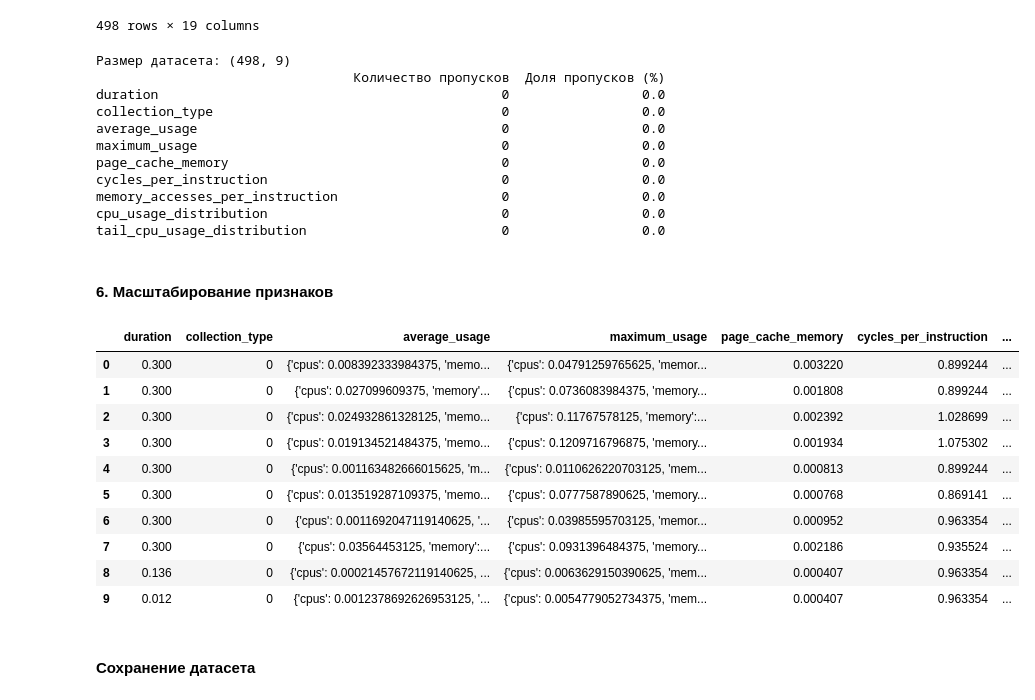
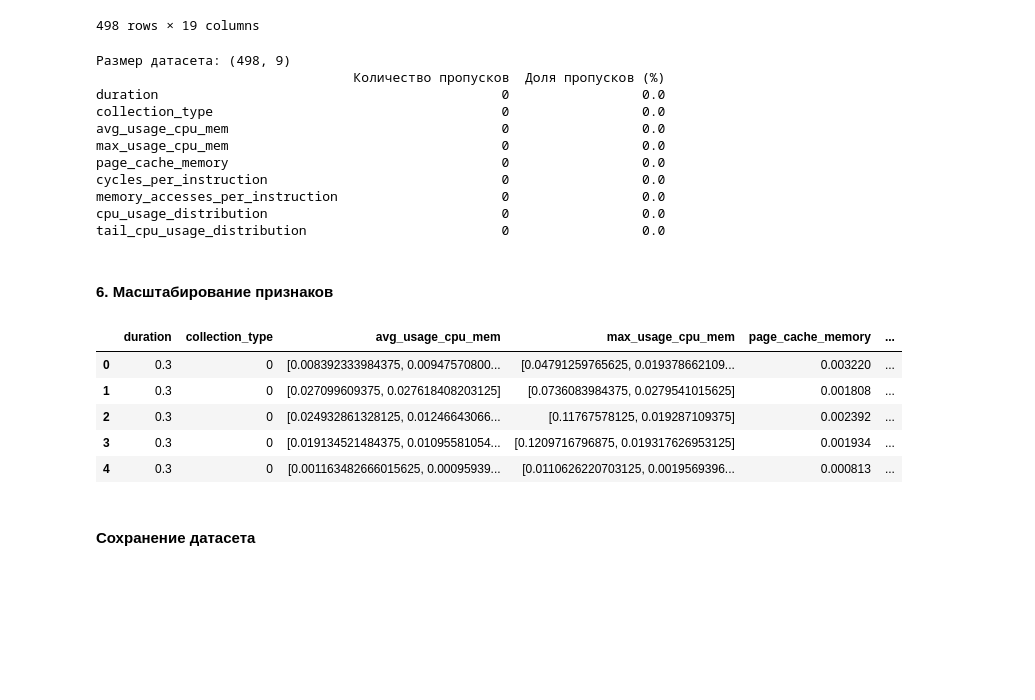
Before and after one commit to Ainur-Makhmutov/MAD-LABs, a Jupyter notebook: 1_laba.ipynb, the cells around one changed output. Drawn from its saved outputs; the diff is of its cells as text; code cells hidden in the pictures; blank space fills up the shorter version.

```diff
--- a/1_laba.ipynb
+++ b/1_laba.ipynb
@@ -164,6 +162,35 @@ df_clean = df_clean.drop(cols_to_drop, axis=1, errors='ignore')
 columns_order = ['duration'] + [col for col in df_clean.columns if col != 'duration']
 
 df_clean = df[columns_order]
+# %%
+# Функция для парсинга словаря и создания массива
+def parse_to_array(usage_str):
+    try:
+        usage_dict = ast.literal_eval(usage_str)
+        # Создаем массив [cpus, memory]
+        return np.array([usage_dict.get('cpus', 0), usage_dict.get('memory', 0)])
+    except:
+        return np.array([0, 0])
+
+# Преобразуем столбцы в массивы
+df_clean['avg_usage_cpu_mem'] = df['average_usage'].apply(parse_to_array)
+df_clean['max_usage_cpu_mem'] = df['maximum_usage'].apply(parse_to_array)
+
+# переупорядочиваю столбцы
+cols = []
+for col in df_clean.columns:
+    cols.append(col)
+    if col == 'average_usage':
+        cols.append('avg_usage_cpu_mem')
+    if col == 'maximum_usage':
+        cols.append('max_usage_cpu_mem')
+
+cols = list(dict.fromkeys(cols))  # сохраняет порядок, убирая дубликаты
+
+df_clean = df_clean[cols]
+
+# Удаляем исходные столбцы (опционально)
+df_clean = df_clean.drop(['average_usage', 'maximum_usage'], axis=1)
 # %%
 # размер датасета и наличие пропусков
 print("\nРазмер датасета:", df_clean.shape)
@@ -177,8 +204,8 @@ print(missing_df)
                                  Количество пропусков  Доля пропусков (%)
 duration                                            0                 0.0
 collection_type                                     0                 0.0
-average_usage                                       0                 0.0
-maximum_usage                                       0                 0.0
+avg_usage_cpu_mem                                   0                 0.0
+max_usage_cpu_mem                                   0                 0.0
 page_cache_memory                                   0                 0.0
 cycles_per_instruction                              0                 0.0
 memory_accesses_per_instruction                     0                 0.0
@@ -194,32 +221,27 @@ scaler_minmax = MinMaxScaler()
 df_clean['memory_accesses_per_instruction_std'] = scaler_standard.fit_transform(df_clean[['memory_accesses_per_instruction']])
 df_clean['cycles_per_instruction_norm'] = scaler_minmax.fit_transform(df_clean[['cycles_per_instruction']])
 # %%
-# Затем переупорядочиваем столбцы
+# переупорядочиваю столбцы
 cols = []
 for col in df_clean.columns:
     cols.append(col)
     if col == 'memory_accesses_per_instruction':
         cols.append('memory_accesses_per_instruction_std')
     if col == 'cycles_per_instruction':
         cols.append('cycles_per_instruction_norm')
 
-# Убираем дубликат (если новый столбец уже был добавлен в конец)
 cols = list(dict.fromkeys(cols))  # сохраняет порядок, убирая дубликаты
 
 df_clean = df_clean[cols]
-df_clean.head(10)
+
+df_clean.head(5)
 # %% [output]
-|  | duration | collection_type | average_usage | maximum_usage | page_cache_memory | cycles_per_instruction | ... |
-| 0 | 0.300 | 0 | {'cpus': 0.008392333984375, 'memo... | {'cpus': 0.04791259765625, 'memor... | 0.003220 | 0.899244 | ... |
-| 1 | 0.300 | 0 | {'cpus': 0.027099609375, 'memory'... | {'cpus': 0.0736083984375, 'memory... | 0.001808 | 0.899244 | ... |
-| 2 | 0.300 | 0 | {'cpus': 0.024932861328125, 'memo... | {'cpus': 0.11767578125, 'memory':... | 0.002392 | 1.028699 | ... |
-| 3 | 0.300 | 0 | {'cpus': 0.019134521484375, 'memo... | {'cpus': 0.1209716796875, 'memory... | 0.001934 | 1.075302 | ... |
-| 4 | 0.300 | 0 | {'cpus': 0.001163482666015625, 'm... | {'cpus': 0.0110626220703125, 'mem... | 0.000813 | 0.899244 | ... |
-| 5 | 0.300 | 0 | {'cpus': 0.013519287109375, 'memo... | {'cpus': 0.0777587890625, 'memory... | 0.000768 | 0.869141 | ... |
-| 6 | 0.300 | 0 | {'cpus': 0.0011692047119140625, '... | {'cpus': 0.03985595703125, 'memor... | 0.000952 | 0.963354 | ... |
-| 7 | 0.300 | 0 | {'cpus': 0.03564453125, 'memory':... | {'cpus': 0.0931396484375, 'memory... | 0.002186 | 0.935524 | ... |
-| 8 | 0.136 | 0 | {'cpus': 0.00021457672119140625, ... | {'cpus': 0.0063629150390625, 'mem... | 0.000407 | 0.963354 | ... |
-| 9 | 0.012 | 0 | {'cpus': 0.0012378692626953125, '... | {'cpus': 0.0054779052734375, 'mem... | 0.000407 | 0.963354 | ... |
+|  | duration | collection_type | avg_usage_cpu_mem | max_usage_cpu_mem | page_cache_memory | ... |
+| 0 | 0.3 | 0 | [0.008392333984375, 0.00947570800... | [0.04791259765625, 0.019378662109... | 0.003220 | ... |
+| 1 | 0.3 | 0 | [0.027099609375, 0.027618408203125] | [0.0736083984375, 0.0279541015625] | 0.001808 | ... |
+| 2 | 0.3 | 0 | [0.024932861328125, 0.01246643066... | [0.11767578125, 0.019287109375] | 0.002392 | ... |
+| 3 | 0.3 | 0 | [0.019134521484375, 0.01095581054... | [0.1209716796875, 0.019317626953125] | 0.001934 | ... |
+| 4 | 0.3 | 0 | [0.001163482666015625, 0.00095939... | [0.0110626220703125, 0.0019569396... | 0.000813 | ... |
 # %% [markdown]
 #### __Сохранение датасета__
 # %%
```
Also changed, not shown: parts of 3 cells of this notebook, 2 other files.
